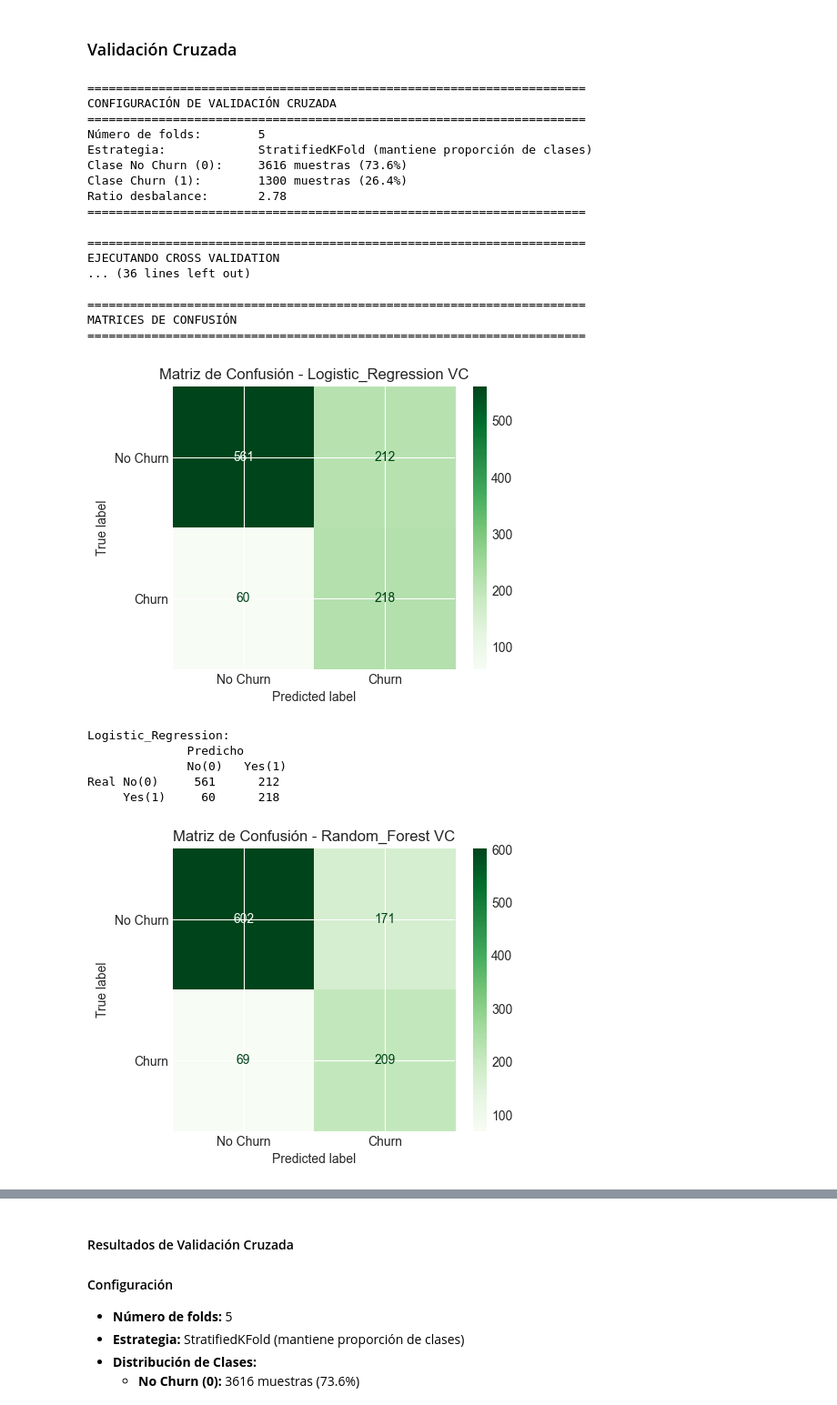
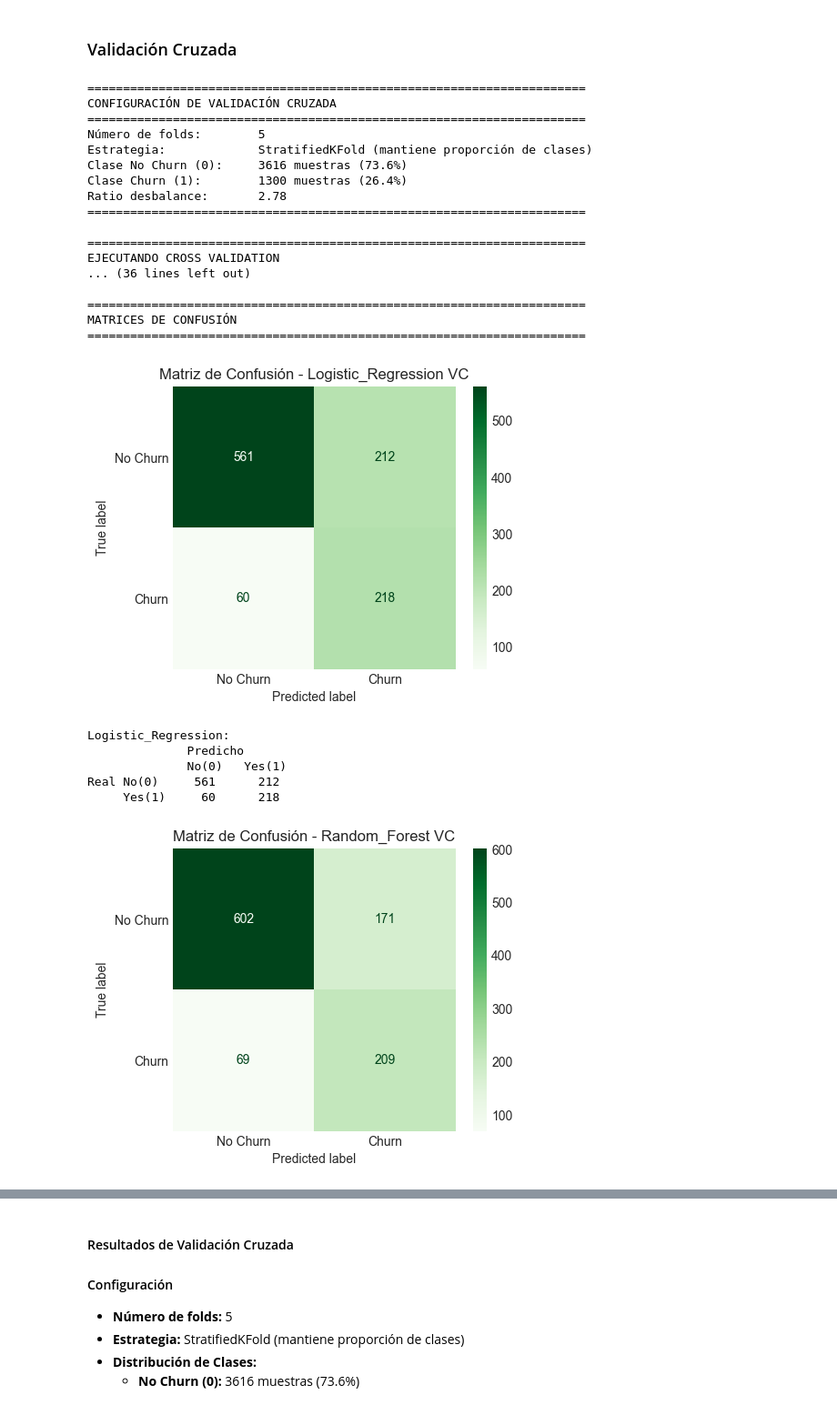
Before and after one commit to LenninTemoche/Challenge-TelecomX-2-Alura-One-DS, a Jupyter notebook: TelecomX-2-ML.ipynb, the cells around one changed output, grey strips where cells are left out. Shown at 91% size. Drawn from its saved outputs; the diff is of its cells as text; code cells hidden in the pictures.

```diff
--- a/TelecomX-2-ML.ipynb
+++ b/TelecomX-2-ML.ipynb
@@ -2511,41 +2415,42 @@ for name, pipeline in pipelines_fitted.items():
     )
     disp.plot(ax=ax, cmap='Greens', values_format='d')
     ax.set_title(f"Matriz de Confusión - {name} VC")
+    ax.grid(False)  # Quita las líneas de cuadrícula
     plt.tight_layout()
-    plt.savefig(f"imgs/confusion_matrix_{name}_cv.png")
+    plt.savefig(f"imgs/confusion_matrix_{name}_VC.png")
     plt.show()
 
     # Texto
     print(f"\n{name}:")
     print(f"              Predicho")
     print(f"              No(0)   Yes(1)")
     print(f"Real No(0)   {cm[0,0]:5d}    {cm[0,1]:5d}")
     print(f"     Yes(1)  {cm[1,0]:5d}    {cm[1,1]:5d}")
 # %% [output]
 ======================================================================
 CONFIGURACIÓN DE VALIDACIÓN CRUZADA
 ======================================================================
 Número de folds:        5
 Estrategia:             StratifiedKFold (mantiene proporción de clases)
 Clase No Churn (0):     3616 muestras (73.6%)
 Clase Churn (1):        1300 muestras (26.4%)
 Ratio desbalance:       2.78
 ======================================================================
 
 ======================================================================
 EJECUTANDO CROSS VALIDATION
 ... (36 lines left out)
 
 ======================================================================
 MATRICES DE CONFUSIÓN
 ======================================================================
-[figure, old version]
+[figure, new version]
 Logistic_Regression:
               Predicho
               No(0)   Yes(1)
 Real No(0)     561      212
      Yes(1)     60      218
-[figure, old version]
+[figure, new version]
 Random_Forest:
               Predicho
               No(0)   Yes(1)
```
Also changed, not shown: parts of 25 cells of this notebook, 17 other files.
